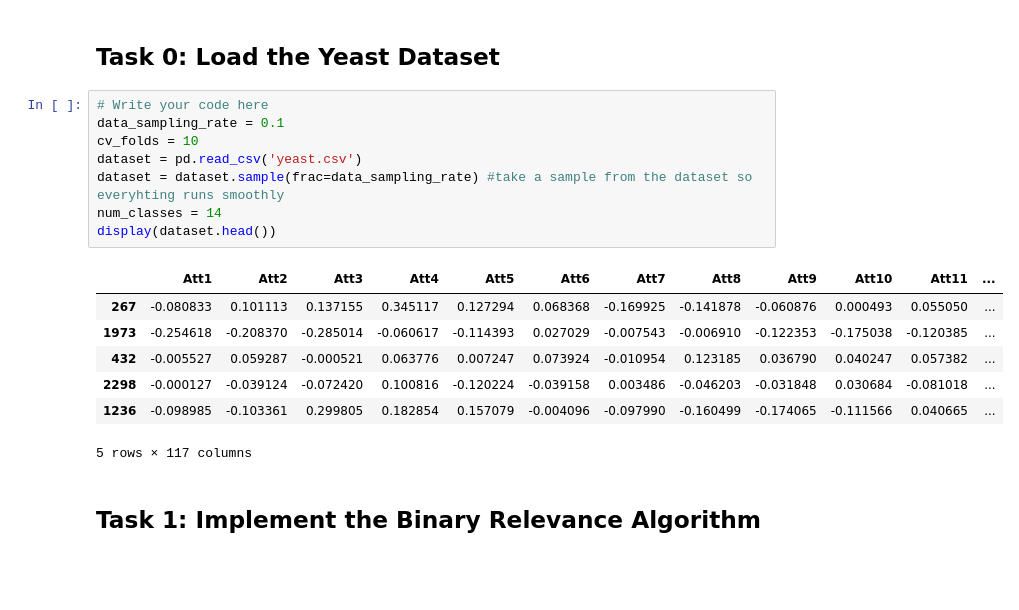
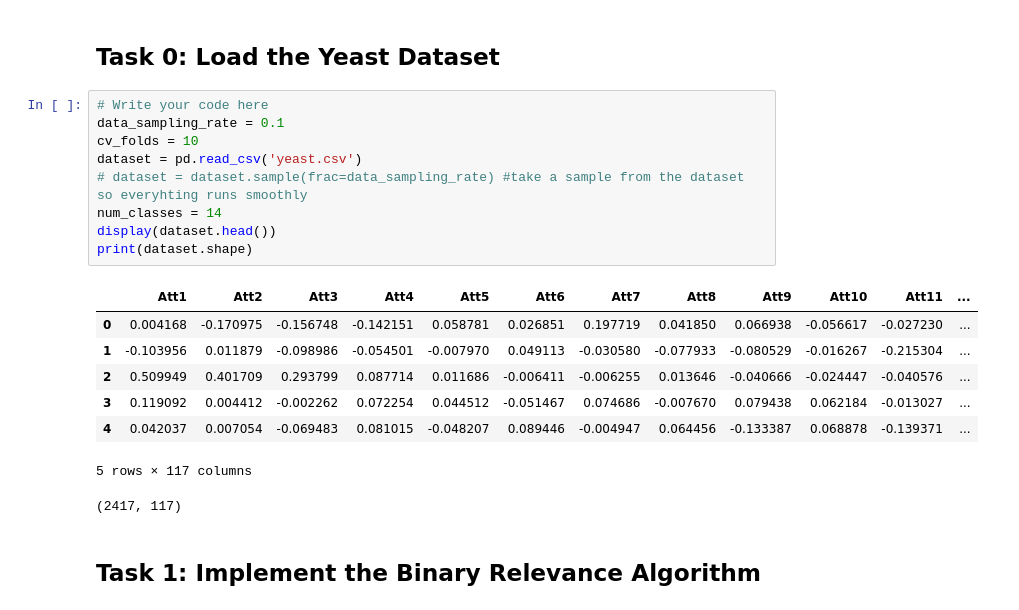
Before and after one commit to verarararaya/Multi-label-Classsification, a Jupyter notebook: Assignment1_MultiLabelClassification_Template.ipynb, the cells around one changed output. Saved outputs shown, nothing was run; the diff lists cells and outputs as text; blank space fills up the shorter version.

```diff
--- a/Assignment1_MultiLabelClassification_Template.ipynb
+++ b/Assignment1_MultiLabelClassification_Template.ipynb
@@ -25,19 +25,21 @@ from imblearn.under_sampling import RandomUnderSampler
 # %%
 # Write your code here
 data_sampling_rate = 0.1
 cv_folds = 10
 dataset = pd.read_csv('yeast.csv')
-dataset = dataset.sample(frac=data_sampling_rate) #take a sample from the dataset so everyhting runs smoothly
+# dataset = dataset.sample(frac=data_sampling_rate) #take a sample from the dataset so everyhting runs smoothly
 num_classes = 14
 display(dataset.head())
+print(dataset.shape)
 # %% [output]
 |  | Att1 | Att2 | Att3 | Att4 | Att5 | Att6 | Att7 | Att8 | Att9 | Att10 | Att11 | ... |
-| 267 | -0.080833 | 0.101113 | 0.137155 | 0.345117 | 0.127294 | 0.068368 | -0.169925 | -0.141878 | -0.060876 | 0.000493 | 0.055050 | ... |
-| 1973 | -0.254618 | -0.208370 | -0.285014 | -0.060617 | -0.114393 | 0.027029 | -0.007543 | -0.006910 | -0.122353 | -0.175038 | -0.120385 | ... |
-| 432 | -0.005527 | 0.059287 | -0.000521 | 0.063776 | 0.007247 | 0.073924 | -0.010954 | 0.123185 | 0.036790 | 0.040247 | 0.057382 | ... |
-| 2298 | -0.000127 | -0.039124 | -0.072420 | 0.100816 | -0.120224 | -0.039158 | 0.003486 | -0.046203 | -0.031848 | 0.030684 | -0.081018 | ... |
-| 1236 | -0.098985 | -0.103361 | 0.299805 | 0.182854 | 0.157079 | -0.004096 | -0.097990 | -0.160499 | -0.174065 | -0.111566 | 0.040665 | ... |
+| 0 | 0.004168 | -0.170975 | -0.156748 | -0.142151 | 0.058781 | 0.026851 | 0.197719 | 0.041850 | 0.066938 | -0.056617 | -0.027230 | ... |
+| 1 | -0.103956 | 0.011879 | -0.098986 | -0.054501 | -0.007970 | 0.049113 | -0.030580 | -0.077933 | -0.080529 | -0.016267 | -0.215304 | ... |
+| 2 | 0.509949 | 0.401709 | 0.293799 | 0.087714 | 0.011686 | -0.006411 | -0.006255 | 0.013646 | -0.040666 | -0.024447 | -0.040576 | ... |
+| 3 | 0.119092 | 0.004412 | -0.002262 | 0.072254 | 0.044512 | -0.051467 | 0.074686 | -0.007670 | 0.079438 | 0.062184 | -0.013027 | ... |
+| 4 | 0.042037 | 0.007054 | -0.069483 | 0.081015 | -0.048207 | 0.089446 | -0.004947 | 0.064456 | -0.133387 | 0.068878 | -0.139371 | ... |
 5 rows × 117 columns
+(2417, 117)
 # %% [markdown]
 ## Task 1: Implement the Binary Relevance Algorithm
 # %%
```
Also changed, not shown: parts of 5 cells of this notebook.
